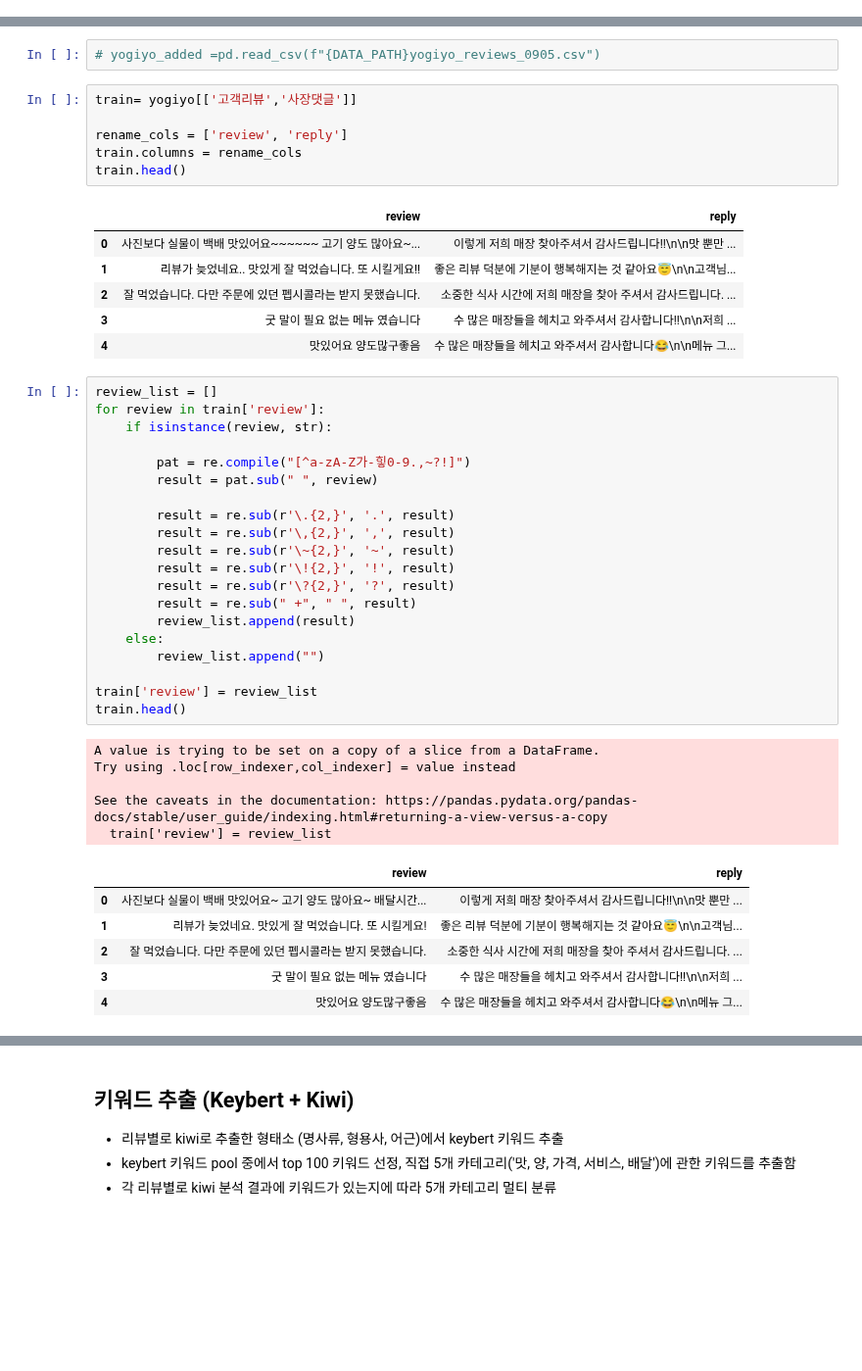
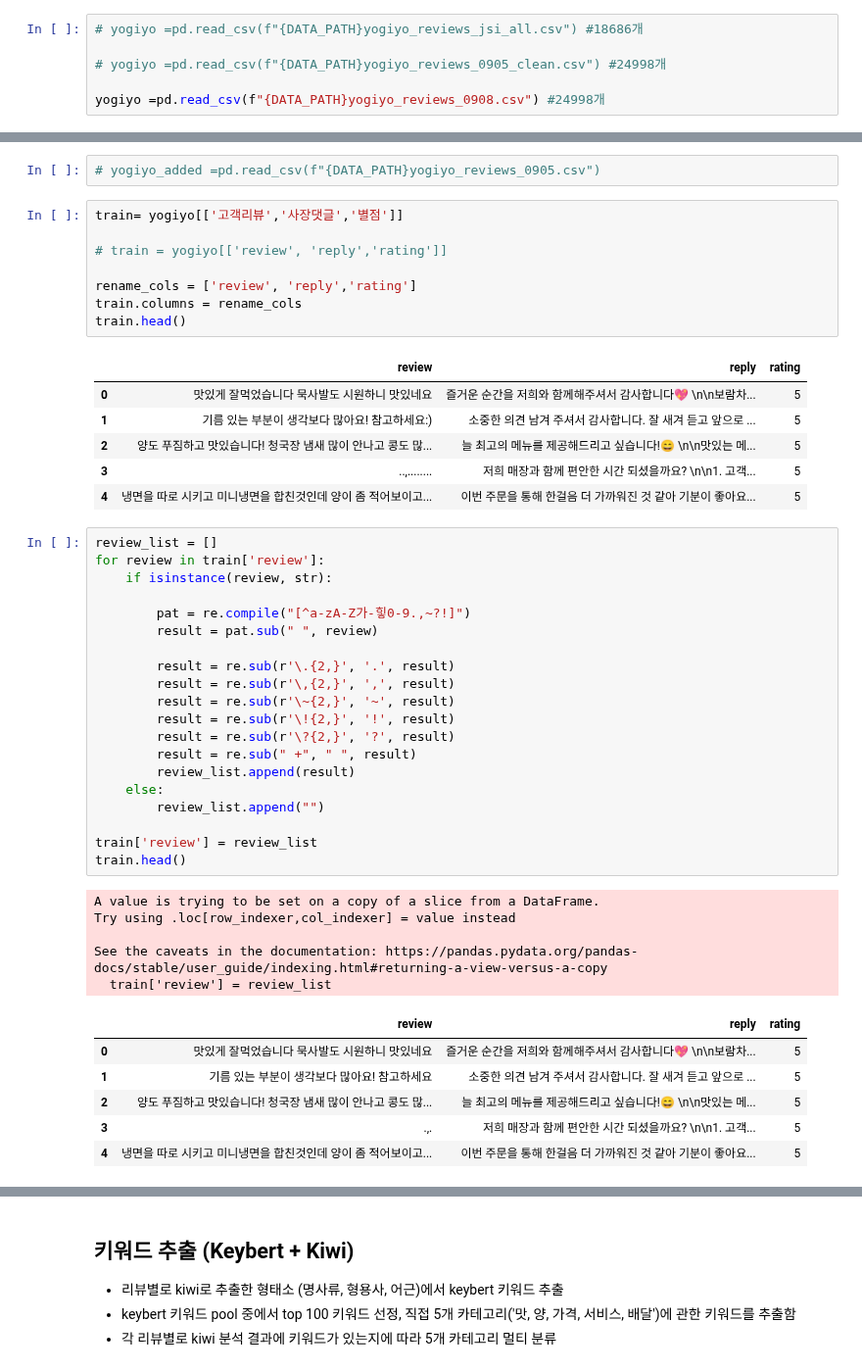
Before and after one commit to swoo-nam/BootCamp_project_final, a Jupyter notebook: 유예슬_yogiyo멀티라벨+_긍부정_분석모델.ipynb, the cells around one changed output, grey strips where cells are left out. Shown at 98% size. Saved outputs shown, nothing was run; the diff lists cells and outputs as text; blank space fills up the shorter version.

```diff
--- a/유예슬_yogiyo멀티라벨+_긍부정_분석모델.ipynb
+++ b/유예슬_yogiyo멀티라벨+_긍부정_분석모델.ipynb
@@ -36,0 +35,6 @@ yogiyo =pd.read_csv(f"{DATA_PATH}yogiyo_reviews_jsi_all.csv")
+# %%
+# yogiyo =pd.read_csv(f"{DATA_PATH}yogiyo_reviews_jsi_all.csv") #18686개
+
+# yogiyo =pd.read_csv(f"{DATA_PATH}yogiyo_reviews_0905_clean.csv") #24998개
+
+yogiyo =pd.read_csv(f"{DATA_PATH}yogiyo_reviews_0908.csv") #24998개
@@ -39,18 +59,20 @@ yogiyo =pd.read_csv(f"{DATA_PATH}yogiyo_reviews_jsi_all.csv")
 # %%
 # yogiyo_added =pd.read_csv(f"{DATA_PATH}yogiyo_reviews_0905.csv")
 # %%
-train= yogiyo[['고객리뷰','사장댓글']]
+train= yogiyo[['고객리뷰','사장댓글','별점']]
 
-rename_cols = ['review', 'reply']
+# train = yogiyo[['review', 'reply','rating']]
+
+rename_cols = ['review', 'reply','rating']
 train.columns = rename_cols
 train.head()
 # %% [output]
-|  | review | reply |
-| 0 | 사진보다 실물이 백배 맛있어요~~~~~~ 고기 양도 많아요~... | 이렇게 저희 매장 찾아주셔서 감사드립니다!!\n\n맛 뿐만 ... |
-| 1 | 리뷰가 늦었네요.. 맛있게 잘 먹었습니다. 또 시킬게요!! | 좋은 리뷰 덕분에 기분이 행복해지는 것 같아요😇\n\n고객님... |
-| 2 | 잘 먹었습니다. 다만 주문에 있던 펩시콜라는 받지 못했습니다. | 소중한 식사 시간에 저희 매장을 찾아 주셔서 감사드립니다. ... |
-| 3 | 굿 말이 필요 없는 메뉴 였습니다 | 수 많은 매장들을 헤치고 와주셔서 감사합니다!!\n\n저희 ... |
-| 4 | 맛있어요 양도많구좋음 | 수 많은 매장들을 헤치고 와주셔서 감사합니다😂\n\n메뉴 그... |
+|  | review | reply | rating |
+| 0 | 맛있게 잘먹었습니다 묵사발도 시원하니 맛있네요 | 즐거운 순간을 저희와 함께해주셔서 감사합니다💖 \n\n보람차... | 5 |
+| 1 | 기름 있는 부분이 생각보다 많아요! 참고하세요:) | 소중한 의견 남겨 주셔서 감사합니다. 잘 새겨 듣고 앞으로 ... | 5 |
+| 2 | 양도 푸짐하고 맛있습니다! 청국장 냄새 많이 안나고 콩도 많... | 늘 최고의 메뉴를 제공해드리고 싶습니다!😄 \n\n맛있는 메... | 5 |
+| 3 | ..,........ | 저희 매장과 함께 편안한 시간 되셨을까요? \n\n1. 고객... | 5 |
+| 4 | 냉면을 따로 시키고 미니냉면을 합친것인데 양이 좀 적어보이고... | 이번 주문을 통해 한걸음 더 가까워진 것 같아 기분이 좋아요... | 5 |
 # %%
 review_list = []
 for review in train['review']:
@@ -77,12 +99,12 @@ Try using .loc[row_indexer,col_indexer] = value instead
 
 See the caveats in the documentation: https://pandas.pydata.org/pandas-docs/stable/user_guide/indexing.html#returning-a-view-versus-a-copy
   train['review'] = review_list
-|  | review | reply |
-| 0 | 사진보다 실물이 백배 맛있어요~ 고기 양도 많아요~ 배달시간... | 이렇게 저희 매장 찾아주셔서 감사드립니다!!\n\n맛 뿐만 ... |
-| 1 | 리뷰가 늦었네요. 맛있게 잘 먹었습니다. 또 시킬게요! | 좋은 리뷰 덕분에 기분이 행복해지는 것 같아요😇\n\n고객님... |
-| 2 | 잘 먹었습니다. 다만 주문에 있던 펩시콜라는 받지 못했습니다. | 소중한 식사 시간에 저희 매장을 찾아 주셔서 감사드립니다. ... |
-| 3 | 굿 말이 필요 없는 메뉴 였습니다 | 수 많은 매장들을 헤치고 와주셔서 감사합니다!!\n\n저희 ... |
-| 4 | 맛있어요 양도많구좋음 | 수 많은 매장들을 헤치고 와주셔서 감사합니다😂\n\n메뉴 그... |
+|  | review | reply | rating |
+| 0 | 맛있게 잘먹었습니다 묵사발도 시원하니 맛있네요 | 즐거운 순간을 저희와 함께해주셔서 감사합니다💖 \n\n보람차... | 5 |
+| 1 | 기름 있는 부분이 생각보다 많아요! 참고하세요 | 소중한 의견 남겨 주셔서 감사합니다. 잘 새겨 듣고 앞으로 ... | 5 |
+| 2 | 양도 푸짐하고 맛있습니다! 청국장 냄새 많이 안나고 콩도 많... | 늘 최고의 메뉴를 제공해드리고 싶습니다!😄 \n\n맛있는 메... | 5 |
+| 3 | .,. | 저희 매장과 함께 편안한 시간 되셨을까요? \n\n1. 고객... | 5 |
+| 4 | 냉면을 따로 시키고 미니냉면을 합친것인데 양이 좀 적어보이고... | 이번 주문을 통해 한걸음 더 가까워진 것 같아 기분이 좋아요... | 5 |
 # %%
 reply_list = []
 for reply in train['reply']:
```
Also changed, not shown: parts of 59 cells of this notebook.
